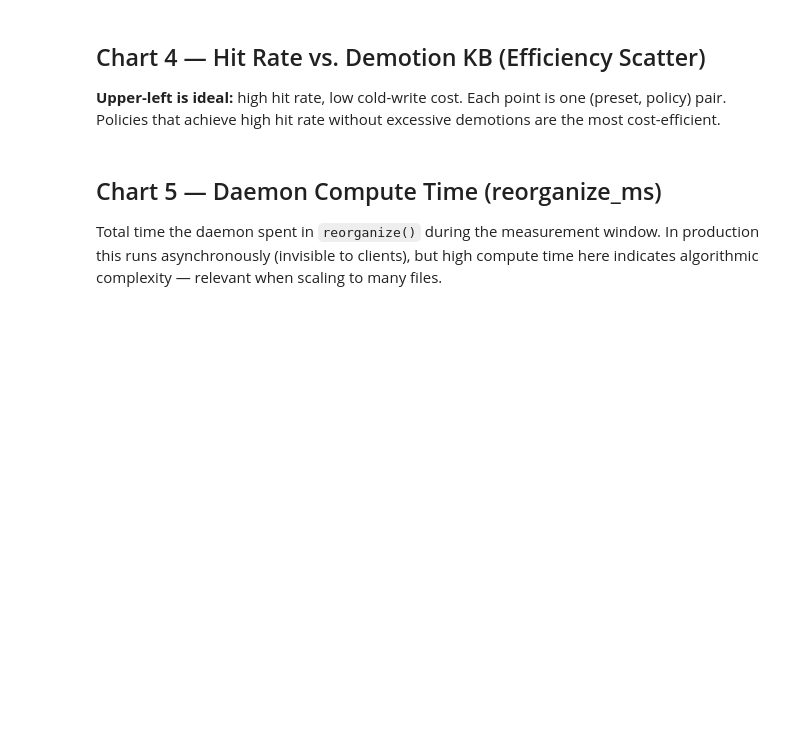
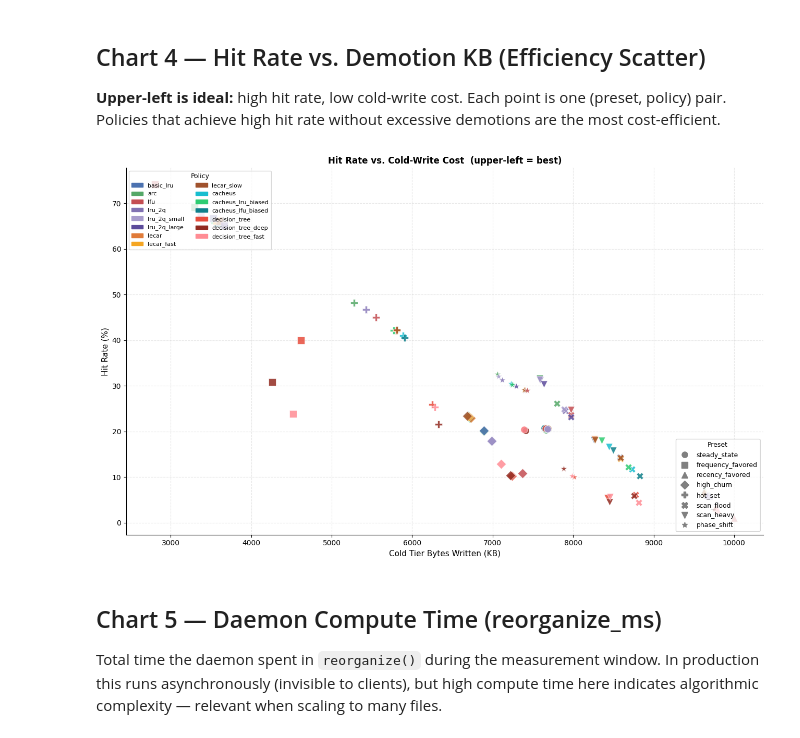
Before and after one commit to kathirmeyyappan/filestore-tiering, a Jupyter notebook: analysis/bench_analysis.ipynb, the cells around one changed output. Drawn from its saved outputs; the diff is of its cells as text; code cells hidden in the pictures; blank space fills up the shorter version.

Commit message:
fix: benchmarks with all presets

```diff
--- a/analysis/bench_analysis.ipynb
+++ b/analysis/bench_analysis.ipynb
@@ -76,13 +79,19 @@ df['reorg_ms']       = df['reorganize_us'] / 1_000
 df['ingest_ms']      = df['ingest_us']     / 1_000
 
 # ── Canonical ordering ─────────────────────────────────────────────────────────
-PRESETS = ['steady_state', 'frequency_favored', 'recency_favored', 'high_churn', 'hot_set']
+PRESETS = [
+    'steady_state', 'frequency_favored', 'recency_favored', 'high_churn',
+    'hot_set', 'scan_flood', 'scan_heavy', 'phase_shift',
+]
 PRESET_LABELS = {
     'steady_state':      'Steady\nState',
     'frequency_favored': 'Freq\nFavored',
     'recency_favored':   'Recency\nFavored',
     'high_churn':        'High\nChurn',
     'hot_set':           'Hot\nSet',
+    'scan_flood':        'Scan\nFlood',
+    'scan_heavy':        'Scan\nHeavy',
+    'phase_shift':       'Phase\nShift',
 }
 
 POLICIES = [
@@ -263,6 +284,9 @@ PRESET_MARKERS = {
     'recency_favored':   '^',
     'high_churn':        'D',
     'hot_set':           'P',
+    'scan_flood':        'X',
+    'scan_heavy':        'v',
+    'phase_shift':       '*',
 }
 
 fig, ax = plt.subplots(figsize=(13, 8))
@@ -274,33 +298,35 @@ for _, row in agg.iterrows():
         marker=PRESET_MARKERS[row['preset']],
         s=90, alpha=0.85, edgecolors='white', linewidths=0.5,
         zorder=3,
     )
 
 # Legend: policy colors
 policy_handles = [
     mpatches.Patch(color=POLICY_COLORS[p], label=p) for p in POLICIES
 ]
 preset_handles = [
     plt.Line2D([0], [0], marker=m, color='gray', linestyle='None',
                markersize=8, label=p)
     for p, m in PRESET_MARKERS.items()
 ]
 
 l1 = ax.legend(handles=policy_handles, loc='upper left',
                fontsize=8, title='Policy', title_fontsize=9, ncol=2)
 ax.legend(handles=preset_handles, loc='lower right',
           fontsize=9, title='Preset', title_fontsize=9)
 ax.add_artist(l1)
 
 ax.set_xlabel('Cold Tier Bytes Written (KB)', fontsize=11)
 ax.set_ylabel('Hit Rate (%)', fontsize=11)
 ax.set_title('Hit Rate vs. Cold-Write Cost  (upper-left = best)', fontweight='bold', fontsize=12)
 ax.grid(alpha=0.3, linestyle='--')
 ax.spines['top'].set_visible(False)
 ax.spines['right'].set_visible(False)
 plt.tight_layout()
 plt.savefig('efficiency_scatter.png', dpi=150, bbox_inches='tight')
 plt.show()
+# %% [output]
+[figure, added]
 # %% [markdown]
 ## Chart 5 — Daemon Compute Time (reorganize_ms)
 
```
Also changed, not shown: parts of 10 cells of this notebook, 2 other files.
